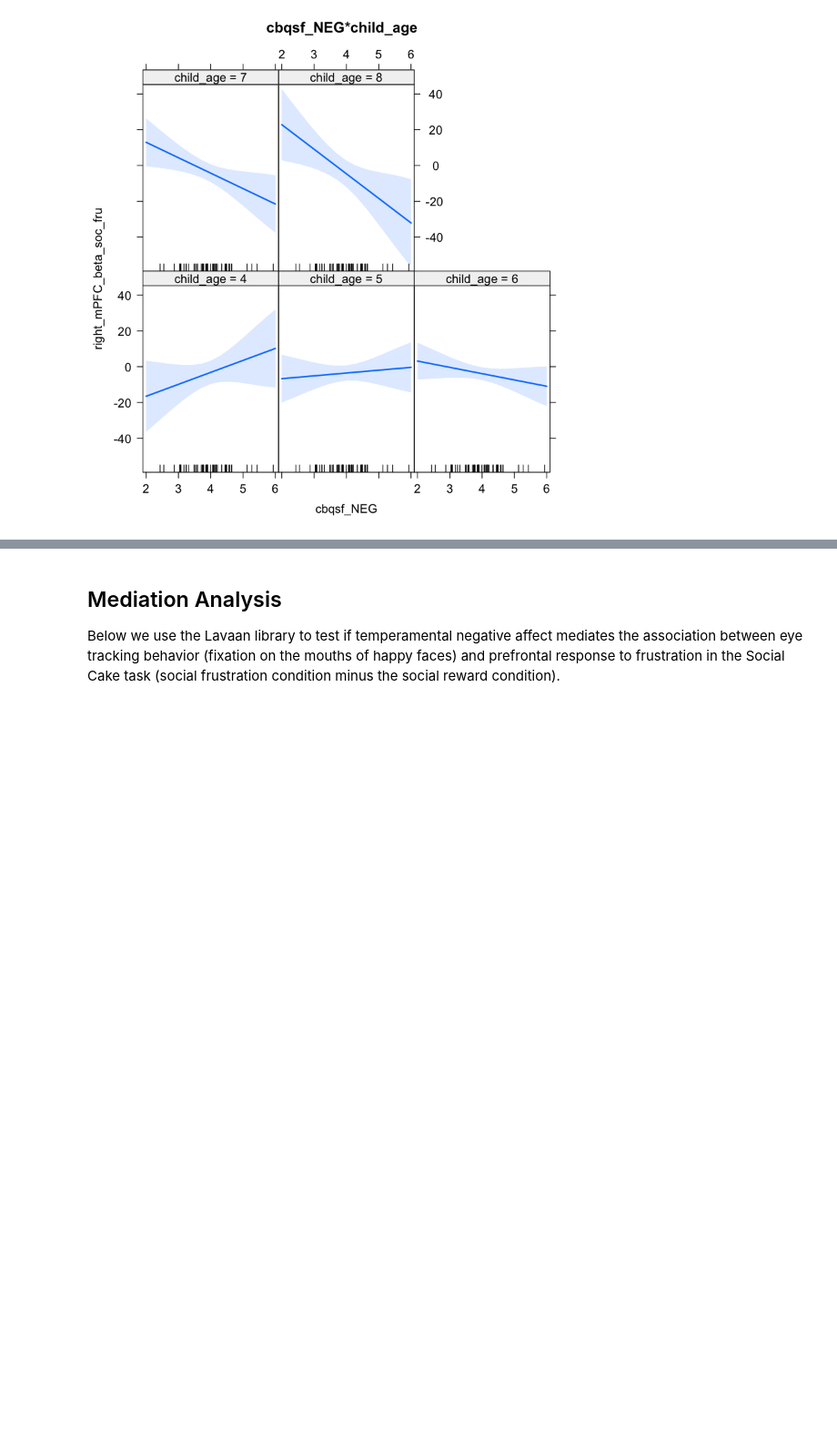
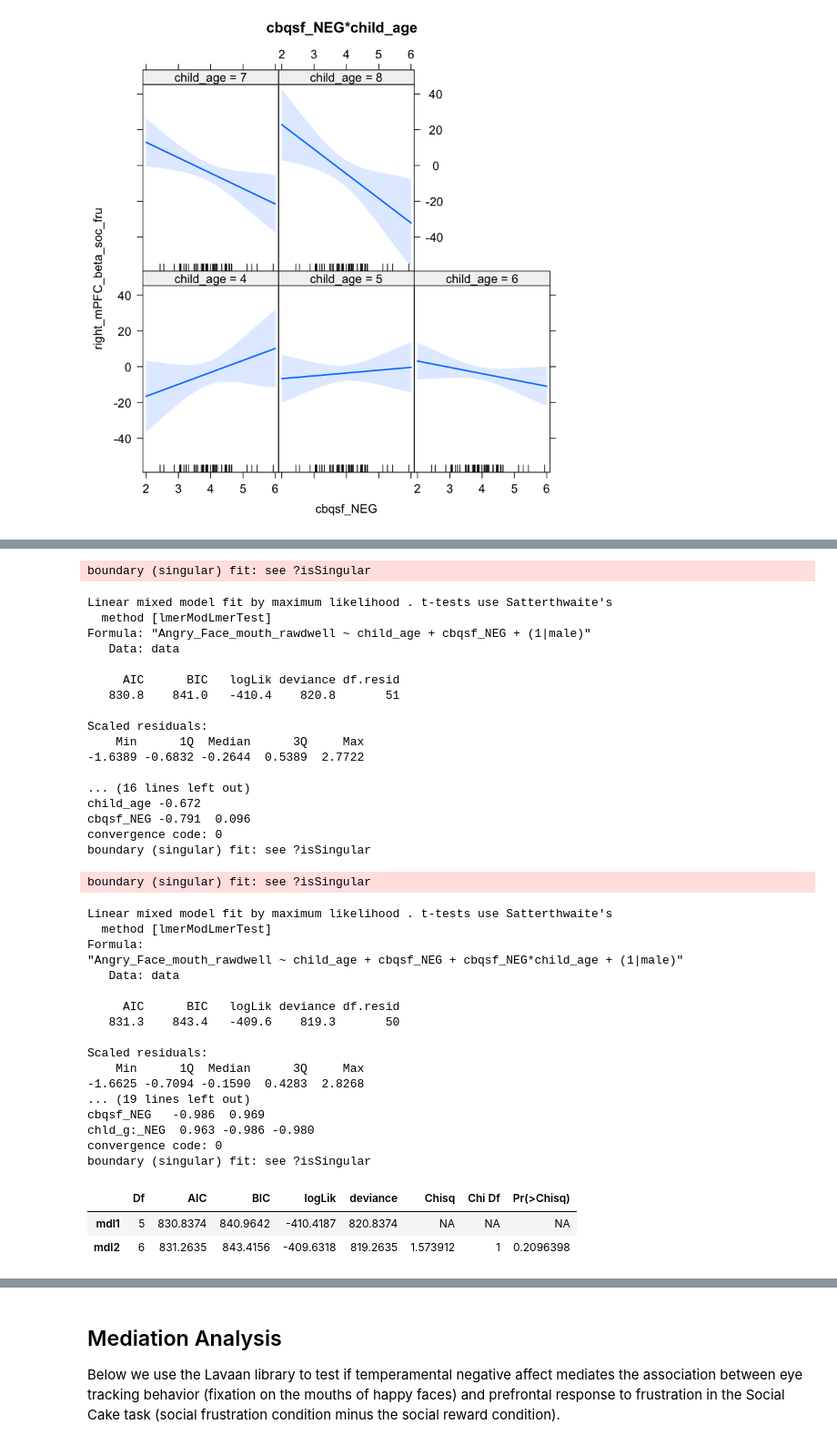
Before and after one commit to catcamacho/socialfrustration, a Jupyter notebook: CBQsf_CFA_Analysis.ipynb, the cells around one changed output, grey strips where cells are left out. Shown: that part at 91% size. Cells and saved outputs as stored; diff of their text form; code cells hidden in the pictures; blank space fills up the shorter version.

```diff
--- a/CBQsf_CFA_Analysis.ipynb
+++ b/CBQsf_CFA_Analysis.ipynb
@@ -98,0 +120,51 @@ plot(eff2, main='cbqsf_NEG*child_age')
+# %%
+library(lme4)
+library(lmerTest)
+
+mdl1 = lmer('Angry_Face_mouth_rawdwell ~ child_age + cbqsf_NEG + (1|male)', data=data, REML=FALSE)
+summary(mdl1)
+
+mdl2 = lmer('Angry_Face_mouth_rawdwell ~ child_age + cbqsf_NEG + cbqsf_NEG*child_age + (1|male)', data=data, REML=FALSE)
+summary(mdl2)
+
+anova(mdl1, mdl2)
+# %% [output]
+boundary (singular) fit: see ?isSingular
+Linear mixed model fit by maximum likelihood . t-tests use Satterthwaite's
+  method [lmerModLmerTest]
+Formula: "Angry_Face_mouth_rawdwell ~ child_age + cbqsf_NEG + (1|male)"
+   Data: data
+
+     AIC      BIC   logLik deviance df.resid
+   830.8    841.0   -410.4    820.8       51
+
+Scaled residuals:
+    Min      1Q  Median      3Q     Max
+-1.6389 -0.6832 -0.2644  0.5389  2.7722
+
+... (16 lines left out)
+child_age -0.672
+cbqsf_NEG -0.791  0.096
+convergence code: 0
+boundary (singular) fit: see ?isSingular
+boundary (singular) fit: see ?isSingular
+Linear mixed model fit by maximum likelihood . t-tests use Satterthwaite's
+  method [lmerModLmerTest]
+Formula:
+"Angry_Face_mouth_rawdwell ~ child_age + cbqsf_NEG + cbqsf_NEG*child_age + (1|male)"
+   Data: data
+
+     AIC      BIC   logLik deviance df.resid
+   831.3    843.4   -409.6    819.3       50
+
+Scaled residuals:
+    Min      1Q  Median      3Q     Max
+-1.6625 -0.7094 -0.1590  0.4283  2.8268
+... (19 lines left out)
+cbqsf_NEG   -0.986  0.969
+chld_g:_NEG  0.963 -0.986 -0.980
+convergence code: 0
+boundary (singular) fit: see ?isSingular
+|  | Df | AIC | BIC | logLik | deviance | Chisq | Chi Df | Pr(>Chisq) |
+| mdl1 | 5 | 830.8374 | 840.9642 | -410.4187 | 820.8374 | NA | NA | NA |
+| mdl2 | 6 | 831.2635 | 843.4156 | -409.6318 | 819.2635 | 1.573912 | 1 | 0.2096398 |
```
Also changed, not shown: parts of 4 cells of this notebook, 1 other file.
